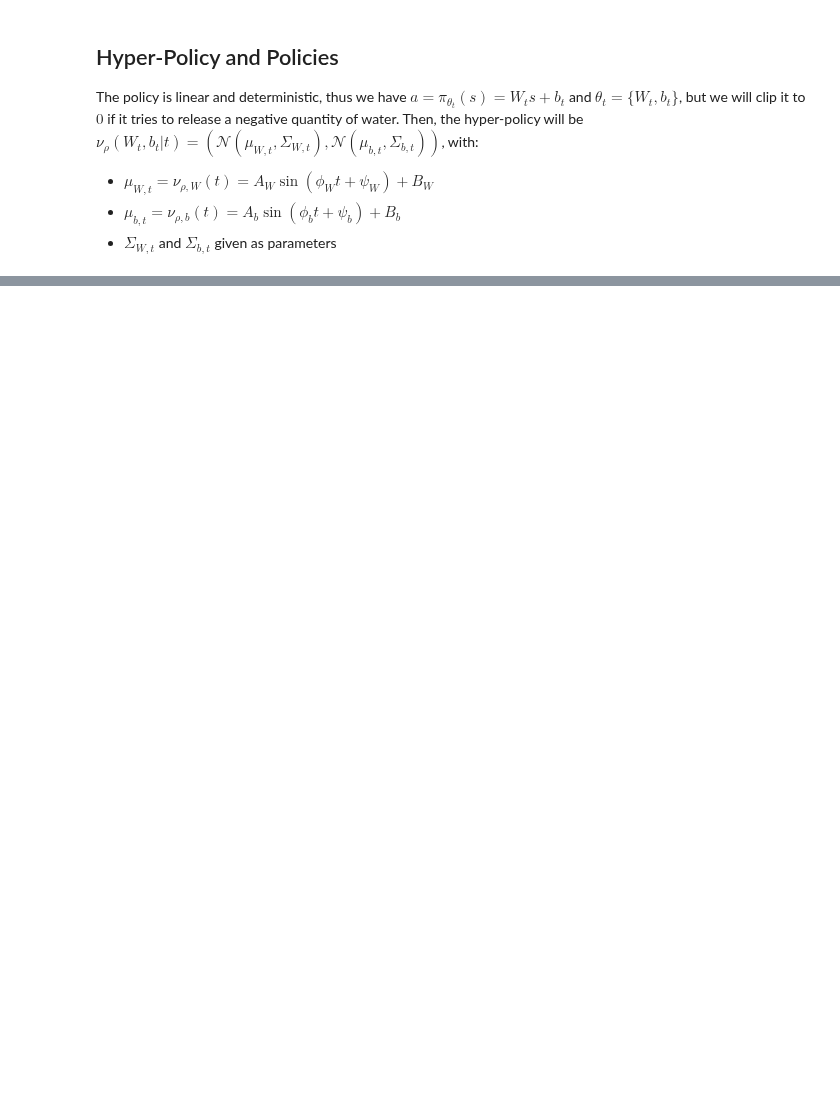
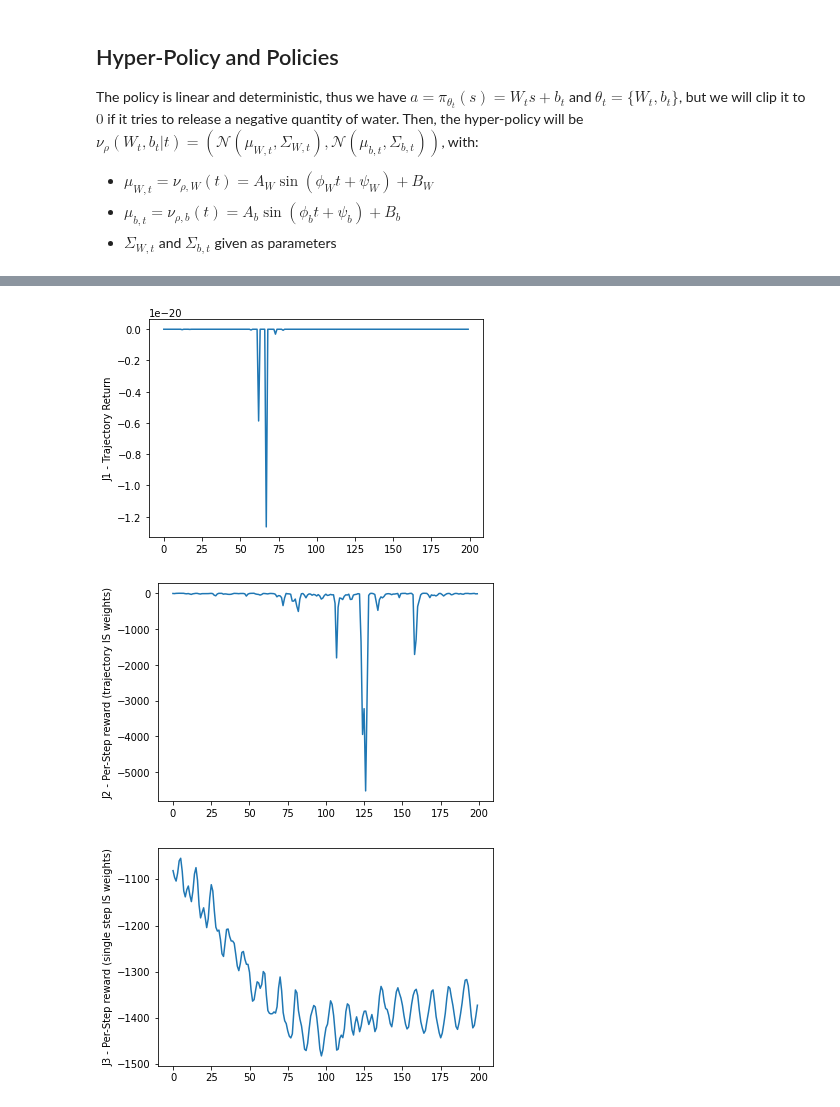
Before and after one commit to francescovidaich964/Como_lake, a Jupyter notebook: P-POIS_test.ipynb, the cells around one changed output, grey strips where cells are left out. Cells and saved outputs as stored; diff of their text form; code cells hidden in the pictures; blank space fills up the shorter version.

```diff
--- a/P-POIS_test.ipynb
+++ b/P-POIS_test.ipynb
@@ -143,0 +235,29 @@ A reliable estimated performance should be obtained by sampling $N$ different tr
+# %%
+# Test the three performance estimators with alpha=400
+alpha = 400
+performances = np.array([]).reshape(0,3)
+
+# Estimators works only after alpha timesteps and take into account also
+# the rewards at time t, thus the right limit for the interval is t+1
+for t in tnrange(alpha,len(rewards)):
+    J1 = pe.Trajectory_Return(nu, thetas[t-alpha:t+1], rewards[t-alpha:t+1], t)
+    J2 = pe.PerStep_Reward_prod(nu, thetas[t-alpha:t+1], rewards[t-alpha:t+1], t)
+    J3 = pe.PerStep_Reward(nu, thetas[t-alpha:t+1], rewards[t-alpha:t+1], t)
+    performances = np.append(performances, [[J1,J2,J3]], axis = 0)
+# %%
+# Plot the estimated performances as functions of time
+plt.plot(performances[:,0])
+plt.ylabel("J1 - Trajectory Return")
+plt.show()
+
+plt.plot(performances[:,1])
+plt.ylabel("J2 - Per-Step reward (trajectory IS weights)")
+plt.show()
+
+plt.plot(performances[:,2])
+plt.ylabel("J3 - Per-Step reward (single step IS weights)")
+plt.show()
+# %% [output]
+[figure, added]
+[figure, added]
+[figure, added]
```
Also changed, not shown: parts of 10 cells of this notebook, 1 other file.
